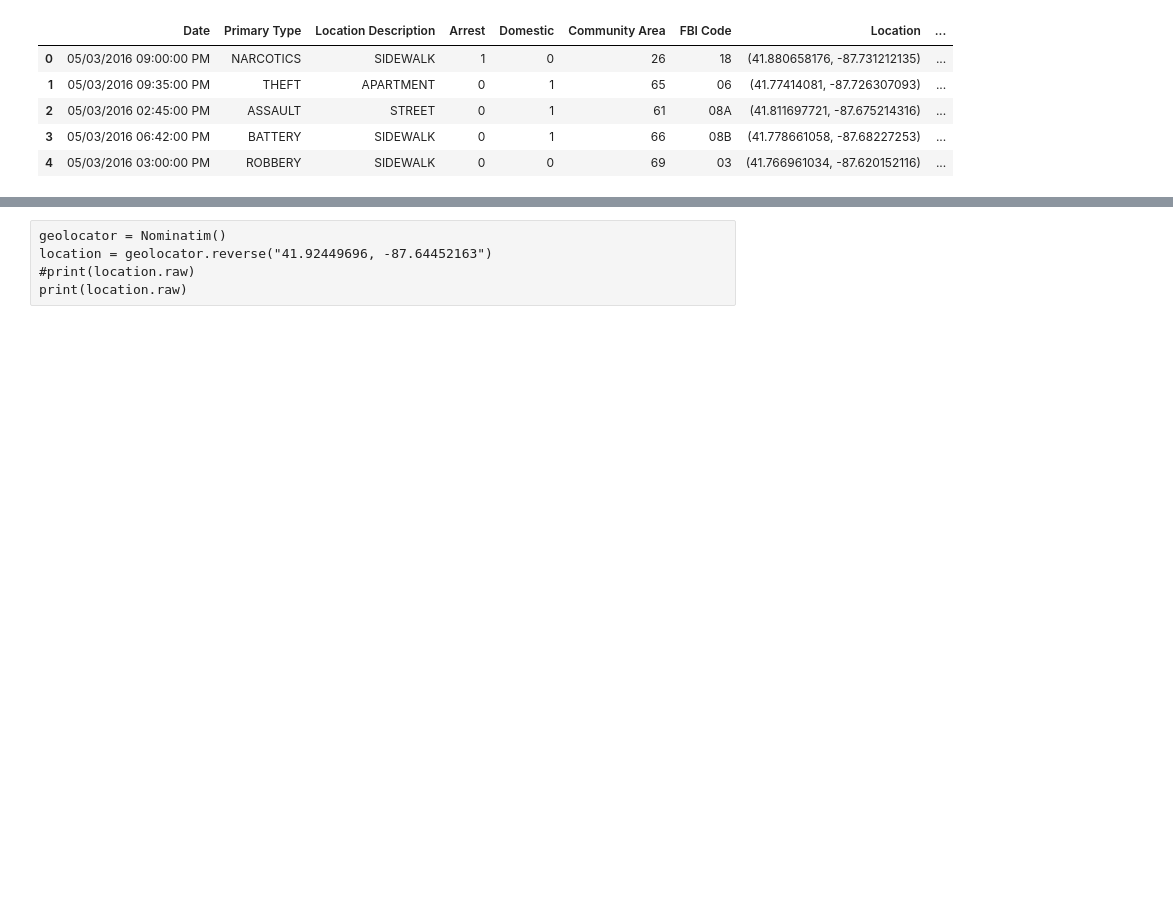
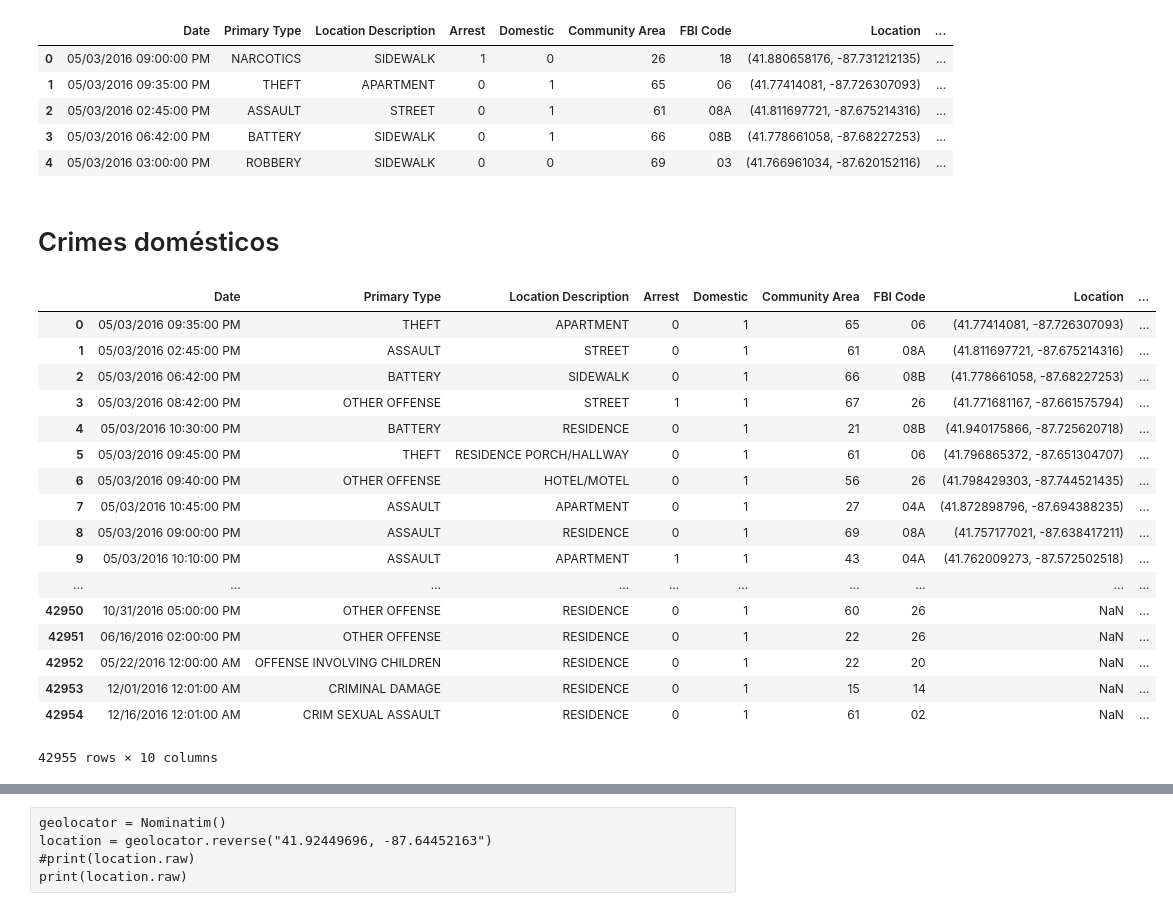
Before and after one commit to if1015-datascience-ufpe/2017-2-projeto-ajgan-rlsma-rcrs3, a Jupyter notebook: Project.ipynb, the cells around one changed output, grey strips where cells are left out. Saved outputs shown, nothing was run; the diff lists cells and outputs as text; code cells hidden in the pictures; blank space fills up the shorter version.

```diff
--- a/Project.ipynb
+++ b/Project.ipynb
@@ -733,3 +761,29 @@ crimes_upd.head()
 | 2 | 05/03/2016 02:45:00 PM | ASSAULT | STREET | 0 | 1 | 61 | 08A | (41.811697721, -87.675214316) | ... |
 | 3 | 05/03/2016 06:42:00 PM | BATTERY | SIDEWALK | 0 | 1 | 66 | 08B | (41.778661058, -87.68227253) | ... |
 | 4 | 05/03/2016 03:00:00 PM | ROBBERY | SIDEWALK | 0 | 0 | 69 | 03 | (41.766961034, -87.620152116) | ... |
+# %% [markdown]
+# Crimes domésticos
+# %%
+crimes_domestic = crimes_upd.copy()
+crimes_domestic = crimes_domestic.drop(crimes_domestic[crimes_domestic.Domestic != 1].index)
+crimes_domestic = crimes_domestic.reset_index(drop=True)
+crimes_domestic
+# %% [output]
+|  | Date | Primary Type | Location Description | Arrest | Domestic | Community Area | FBI Code | Location | ... |
+| 0 | 05/03/2016 09:35:00 PM | THEFT | APARTMENT | 0 | 1 | 65 | 06 | (41.77414081, -87.726307093) | ... |
+| 1 | 05/03/2016 02:45:00 PM | ASSAULT | STREET | 0 | 1 | 61 | 08A | (41.811697721, -87.675214316) | ... |
+| 2 | 05/03/2016 06:42:00 PM | BATTERY | SIDEWALK | 0 | 1 | 66 | 08B | (41.778661058, -87.68227253) | ... |
+| 3 | 05/03/2016 08:42:00 PM | OTHER OFFENSE | STREET | 1 | 1 | 67 | 26 | (41.771681167, -87.661575794) | ... |
+| 4 | 05/03/2016 10:30:00 PM | BATTERY | RESIDENCE | 0 | 1 | 21 | 08B | (41.940175866, -87.725620718) | ... |
+| 5 | 05/03/2016 09:45:00 PM | THEFT | RESIDENCE PORCH/HALLWAY | 0 | 1 | 61 | 06 | (41.796865372, -87.651304707) | ... |
+| 6 | 05/03/2016 09:40:00 PM | OTHER OFFENSE | HOTEL/MOTEL | 0 | 1 | 56 | 26 | (41.798429303, -87.744521435) | ... |
+| 7 | 05/03/2016 10:45:00 PM | ASSAULT | APARTMENT | 0 | 1 | 27 | 04A | (41.872898796, -87.694388235) | ... |
+| 8 | 05/03/2016 09:00:00 PM | ASSAULT | RESIDENCE | 0 | 1 | 69 | 08A | (41.757177021, -87.638417211) | ... |
+| 9 | 05/03/2016 10:10:00 PM | ASSAULT | APARTMENT | 1 | 1 | 43 | 04A | (41.762009273, -87.572502518) | ... |
+| ... | ... | ... | ... | ... | ... | ... | ... | ... | ... |
+| 42950 | 10/31/2016 05:00:00 PM | OTHER OFFENSE | RESIDENCE | 0 | 1 | 60 | 26 | NaN | ... |
+| 42951 | 06/16/2016 02:00:00 PM | OTHER OFFENSE | RESIDENCE | 0 | 1 | 22 | 26 | NaN | ... |
+| 42952 | 05/22/2016 12:00:00 AM | OFFENSE INVOLVING CHILDREN | RESIDENCE | 0 | 1 | 22 | 20 | NaN | ... |
+| 42953 | 12/01/2016 12:01:00 AM | CRIMINAL DAMAGE | RESIDENCE | 0 | 1 | 15 | 14 | NaN | ... |
+| 42954 | 12/16/2016 12:01:00 AM | CRIM SEXUAL ASSAULT | RESIDENCE | 0 | 1 | 61 | 02 | NaN | ... |
+42955 rows × 10 columns
```
Also changed, not shown: parts of 13 cells of this notebook.
